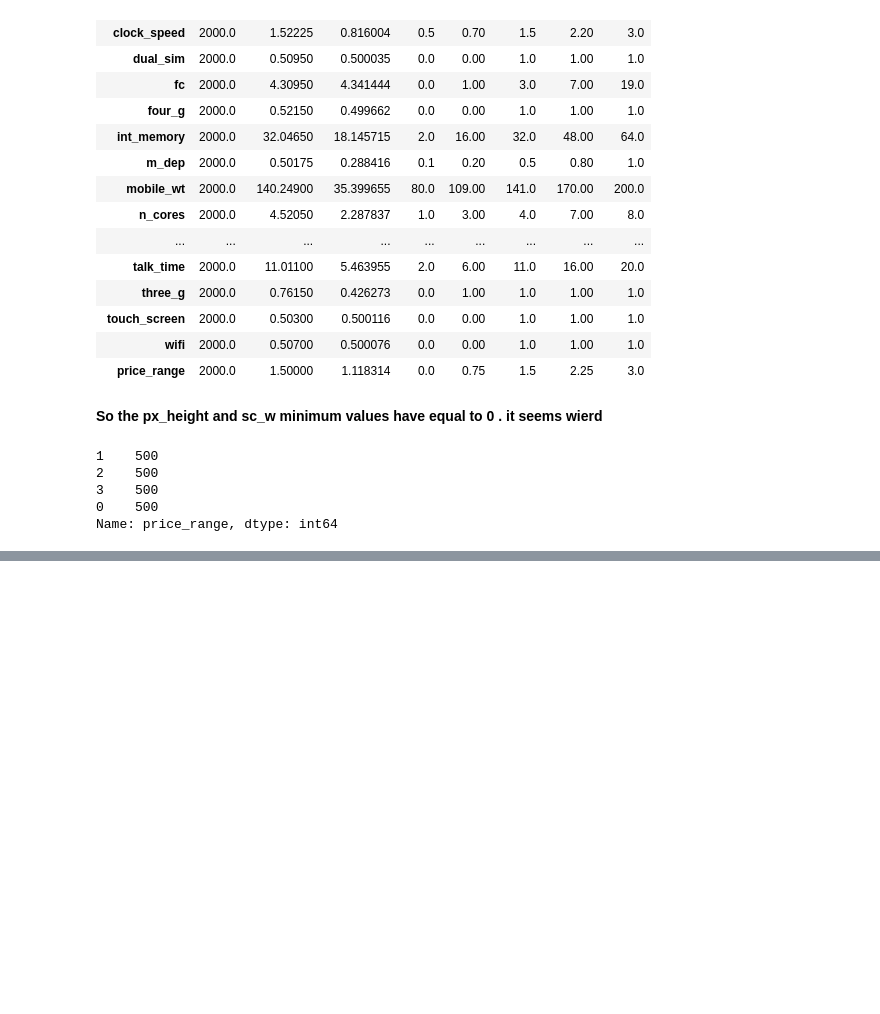
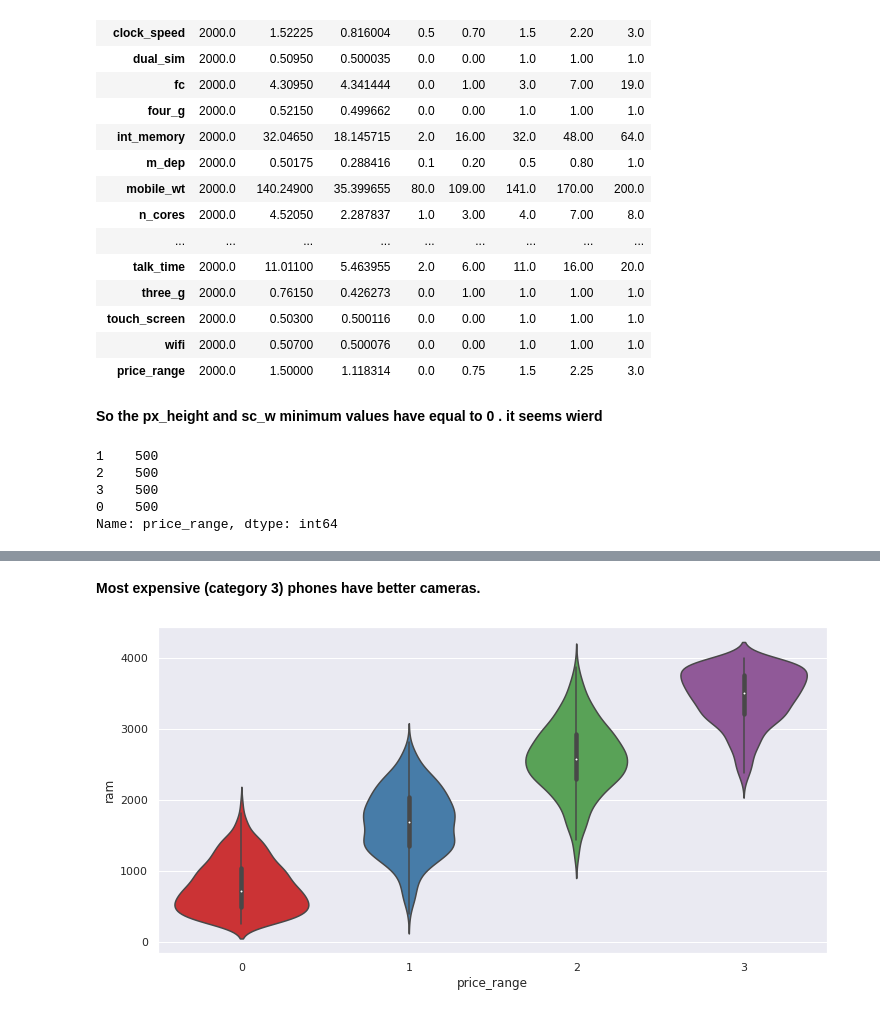
Before and after one commit to AbhijeetS1112/Mobile_price_range_prediction, a Jupyter notebook: Mobile_Price_Range_Prediction.ipynb, the cells around one changed output, grey strips where cells are left out. Drawn from its saved outputs; the diff is of its cells as text; code cells hidden in the pictures; blank space fills up the shorter version.

```diff
--- a/Mobile_Price_Range_Prediction.ipynb
+++ b/Mobile_Price_Range_Prediction.ipynb
@@ -141,0 +183,9 @@ Name: price_range, dtype: int64
+# %% [markdown]
+**Most expensive (category 3) phones have better cameras.**
+# %%
+#plotting price range  with ram
+plt.figure(figsize=(12,6))
+sns.violinplot(data=df,x="price_range",y="ram",palette="Set1")
+plt.show()
+# %% [output]
+[figure, added]
```
Also changed, not shown: parts of 12 cells of this notebook.
